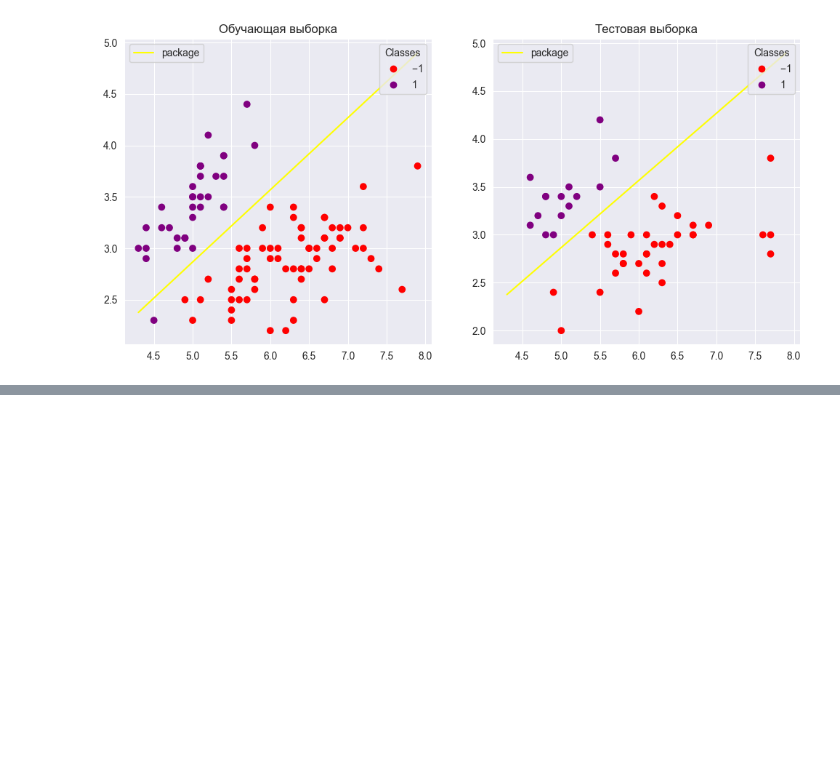
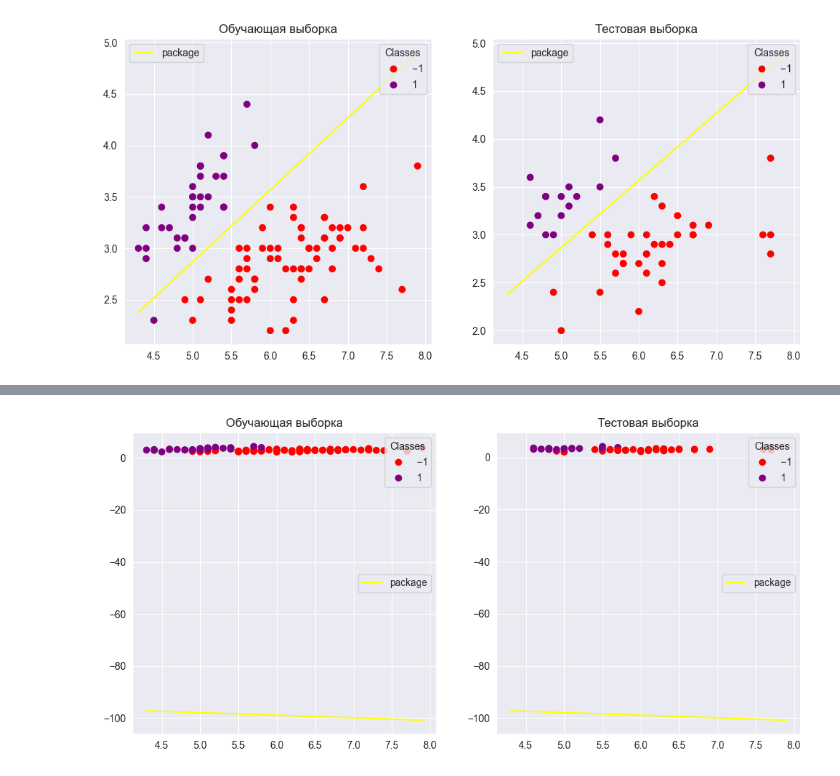
Before and after one commit to J0hnLenin/MachineLearningLabs, a Jupyter notebook: Lab06.ipynb, the cells around one changed output, grey strips where cells are left out. Cells and saved outputs as stored; diff of their text form; code cells hidden in the pictures; blank space fills up the shorter version.

```diff
--- a/Lab06.ipynb
+++ b/Lab06.ipynb
@@ -620,0 +679,39 @@ f1: 1.0
+# %%
+
+x1_range = np.linspace(min(X[:, 0]), max(X[:, 0]), 50)
+
+hyper_p_svm = cntr_qsvm.get_hyper_2_p_2_params(x1_range)
+
+
+colors = ['red', 'green', 'blue', 'purple']
+
+# Обучающая выборка
+fig = plt.figure(figsize=(12, 12))
+ax = fig.add_subplot(221)
+
+scatter = ax.scatter(X_train[:, 0], X_train[:, 1], c=y_train, cmap=matplotlib.colors.ListedColormap(colors), marker="o")
+
+ax.plot(x1_range, hyper_p_svm, c="yellow", label='package')
+
+ax.set_title('Обучающая выборка')
+legend1 = ax.legend(*scatter.legend_elements(),
+                    loc="upper right", title="Classes")
+ax.add_artist(legend1)
+plt.legend()
+
+#тестовая выборка
+ax = fig.add_subplot(222)
+
+scatter = ax.scatter(X_test[:, 0], X_test[:, 1], c=y_test, cmap=matplotlib.colors.ListedColormap(colors), marker="o")
+
+ax.plot(x1_range, hyper_p_svm, c="yellow", label='package')
+
+legend1 = ax.legend(*scatter.legend_elements(),
+                    loc="upper right", title="Classes")
+ax.set_title('Тестовая выборка')
+ax.add_artist(legend1)
+
+plt.legend()
+plt.show()
+# %% [output]
+[figure, added]
```
Also changed, not shown: parts of 9 cells of this notebook.
